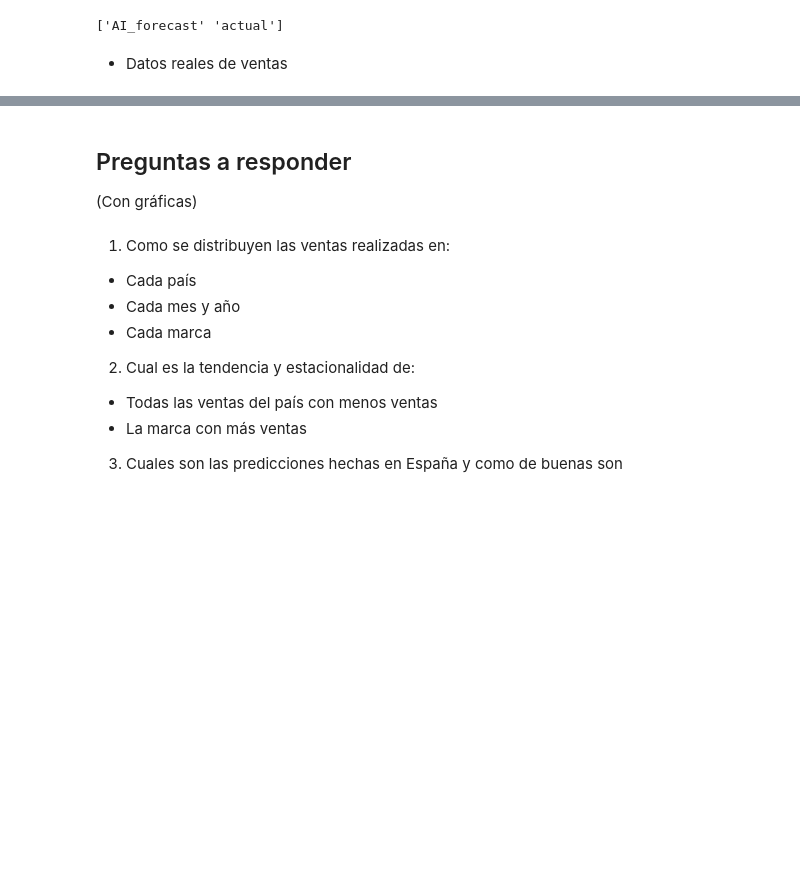
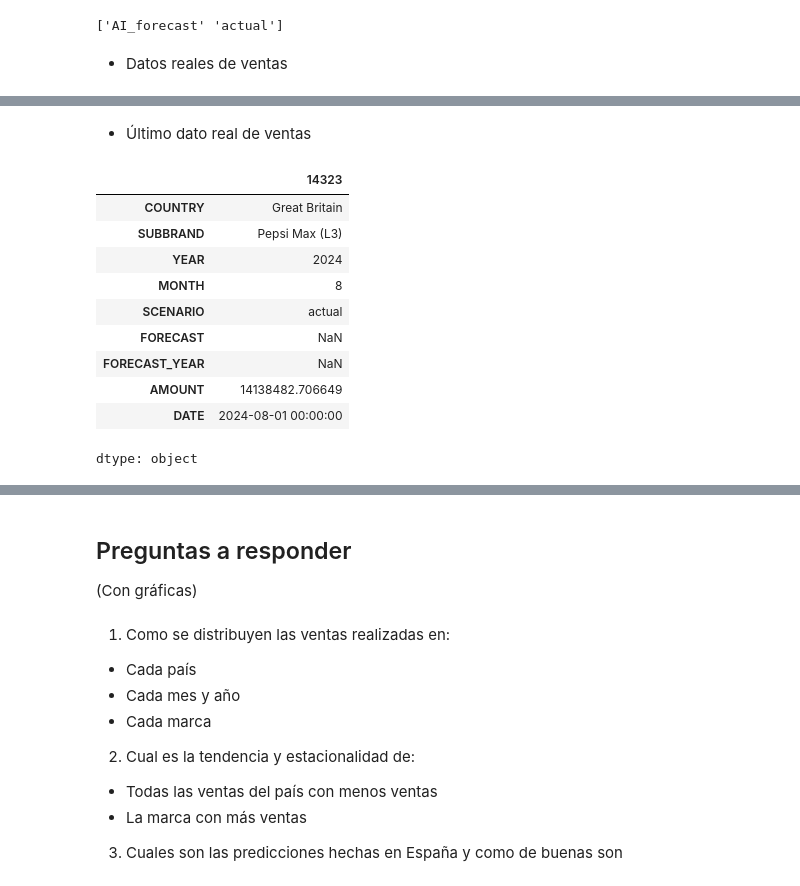
Before and after one commit to anruki/UFV_Visualizacion, a Jupyter notebook: EjerciciosClase/Ventas.ipynb, the cells around one changed output, grey strips where cells are left out. Cells and saved outputs as stored; diff of their text form; code cells hidden in the pictures; blank space fills up the shorter version.

```diff
--- a/EjerciciosClase/Ventas.ipynb
+++ b/EjerciciosClase/Ventas.ipynb
@@ -250,0 +273,18 @@ De cada producto quiero graficar sus ventas durante el tiempo.
+# %% [markdown]
+* Último dato real de ventas
+# %%
+# Ordenamos el DataFrame por la columna de fechas y seleccionamos el primer registro
+actual_last = actuals.sort_values('DATE').iloc[-1]
+actual_last
+# %% [output]
+|  | 14323 |
+| COUNTRY | Great Britain |
+| SUBBRAND | Pepsi Max (L3) |
+| YEAR | 2024 |
+| MONTH | 8 |
+| SCENARIO | actual |
+| FORECAST | NaN |
+| FORECAST_YEAR | NaN |
+| AMOUNT | 14138482.706649 |
+| DATE | 2024-08-01 00:00:00 |
+dtype: object
```
Also changed, not shown: parts of 21 cells of this notebook.
